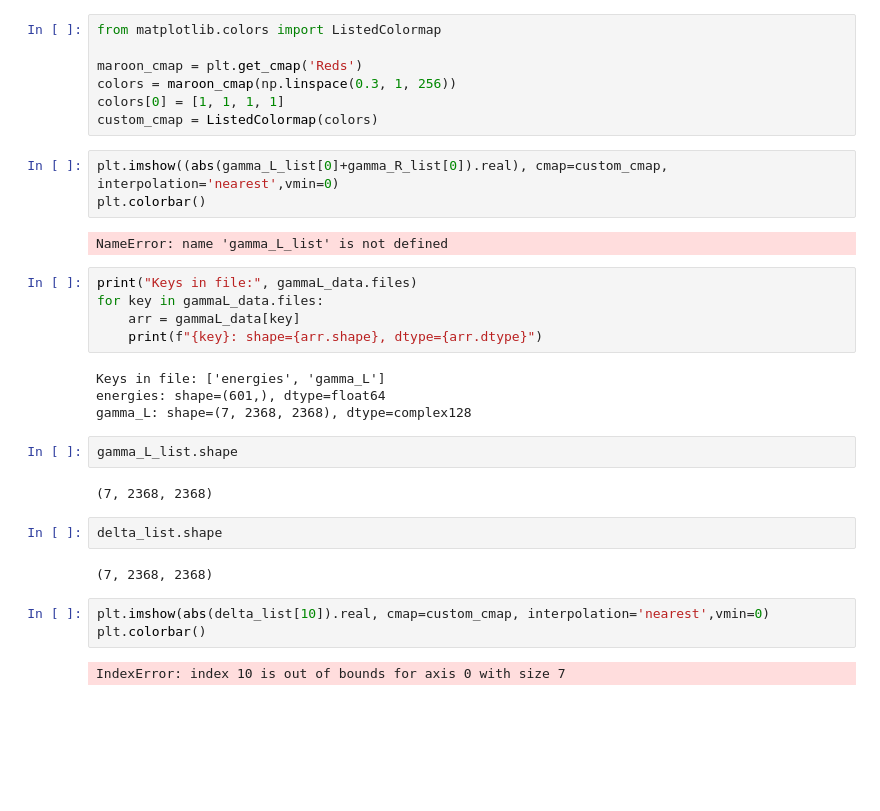
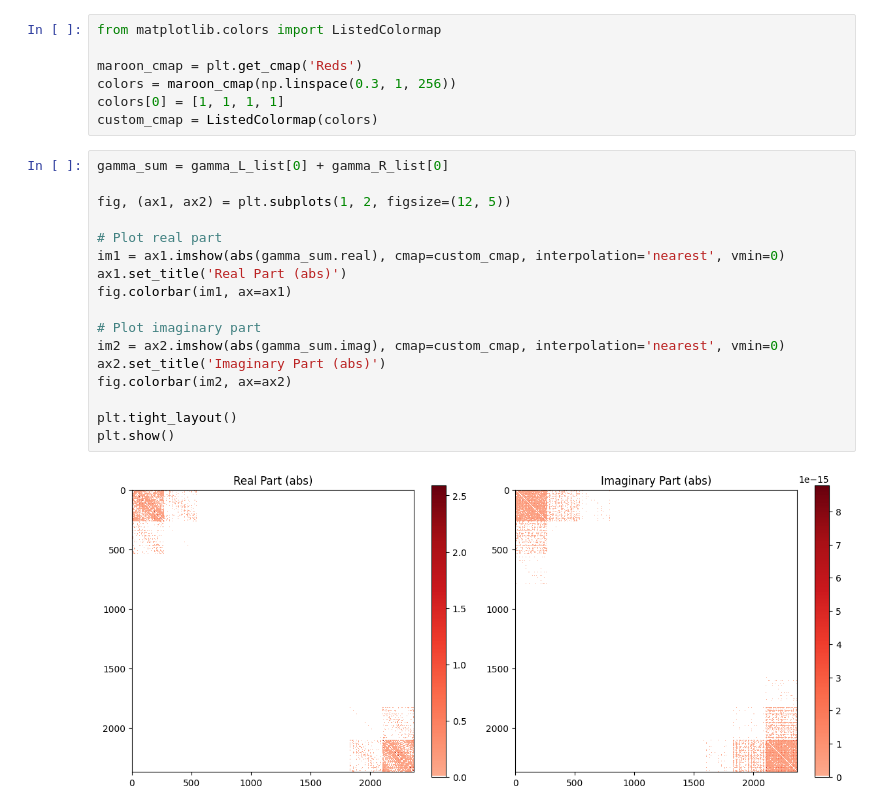
Before and after one commit to aj0337/qtpyt-tests, a Jupyter notebook: pentadienyl/production_run/analysis.ipynb, the cells around one changed output. Drawn from its saved outputs; the diff is of its cells as text; blank space fills up the shorter version.

```diff
--- a/pentadienyl/production_run/analysis.ipynb
+++ b/pentadienyl/production_run/analysis.ipynb
@@ -471,29 +410,21 @@ colors = maroon_cmap(np.linspace(0.3, 1, 256))
 colors[0] = [1, 1, 1, 1]
 custom_cmap = ListedColormap(colors)
 # %%
-plt.imshow((abs(gamma_L_list[0]+gamma_R_list[0]).real), cmap=custom_cmap, interpolation='nearest',vmin=0)
-plt.colorbar()
+gamma_sum = gamma_L_list[0] + gamma_R_list[0]
+
+fig, (ax1, ax2) = plt.subplots(1, 2, figsize=(12, 5))
+
+# Plot real part
+im1 = ax1.imshow(abs(gamma_sum.real), cmap=custom_cmap, interpolation='nearest', vmin=0)
+ax1.set_title('Real Part (abs)')
+fig.colorbar(im1, ax=ax1)
+
+# Plot imaginary part
+im2 = ax2.imshow(abs(gamma_sum.imag), cmap=custom_cmap, interpolation='nearest', vmin=0)
+ax2.set_title('Imaginary Part (abs)')
+fig.colorbar(im2, ax=ax2)
+
+plt.tight_layout()
+plt.show()
 # %% [output]
-NameError: name 'gamma_L_list' is not defined
+[figure, added]
-# %%
-print("Keys in file:", gammaL_data.files)
-for key in gammaL_data.files:
-    arr = gammaL_data[key]
-    print(f"{key}: shape={arr.shape}, dtype={arr.dtype}")
-# %% [output]
-Keys in file: ['energies', 'gamma_L']
-energies: shape=(601,), dtype=float64
-gamma_L: shape=(7, 2368, 2368), dtype=complex128
-# %%
-gamma_L_list.shape
-# %% [output]
-(7, 2368, 2368)
-# %%
-delta_list.shape
-# %% [output]
-(7, 2368, 2368)
-# %%
-plt.imshow(abs(delta_list[10]).real, cmap=custom_cmap, interpolation='nearest',vmin=0)
-plt.colorbar()
-# %% [output]
-IndexError: index 10 is out of bounds for axis 0 with size 7
```
Also changed, not shown: parts of 16 cells of this notebook, 1 other file.
